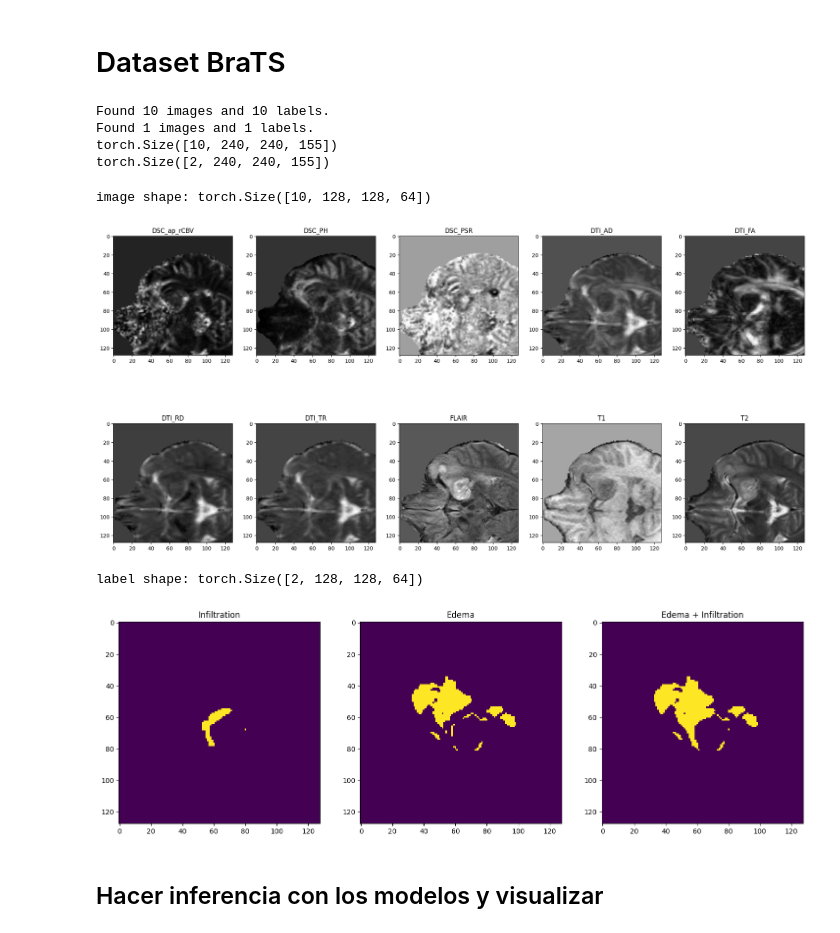
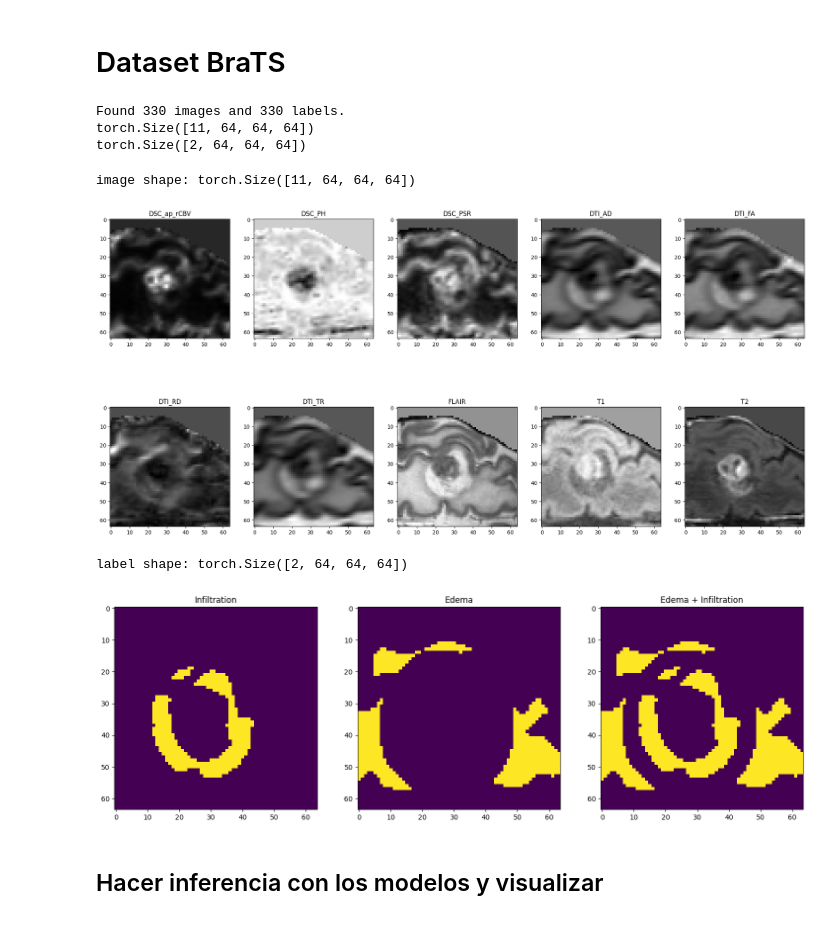
Before and after one commit to GBM-images-research/Swin_transformer_UPennGBM, a Jupyter notebook: ver_transformaciones.ipynb, the cells around one changed output. Saved outputs shown, nothing was run; the diff lists cells and outputs as text; code cells hidden in the pictures.

Commit message:
get data modification

```diff
--- a/ver_transformaciones.ipynb
+++ b/ver_transformaciones.ipynb
@@ -207,14 +207,14 @@ class masked(MapTransform):
           data_dict["image"] = data_dict["image"] * B
           return data_dict
 # %%
-roi = (128, 128, 64) # (220, 220, 155) (128, 128, 64)
-t_transform = transforms.Compose(
+roi = (64, 64, 64) # (220, 220, 155) (128, 128, 64)
+train_transform = transforms.Compose(
     [
         transforms.LoadImaged(keys=["image", "label"]),
-        #transforms.ConvertToMultiChannelBasedOnBratsClassesd(keys="label"),
-        #ConvertToMultiChannelBasedOnBratsClassesdCustom(keys="label"),
-        #masked(keys=["image", "label"]),
-        ConvertToMultiChannelBasedOnAnotatedInfiltration(keys="label"),
+        # transforms.ConvertToMultiChannelBasedOnBratsClassesd(keys="label"),
+        # masked(keys=["image", "label"]),
+        ConvertToMultiChannel_with_infiltration(keys="label"),
+        # ConvertToMultiChannelBasedOnAnotatedInfiltration(keys="label"),
         transforms.CropForegroundd(
             keys=["image", "label"],
             source_key="label",
@@ -229,24 +229,25 @@ t_transform = transforms.Compose(
         transforms.RandFlipd(keys=["image", "label"], prob=0.5, spatial_axis=1),
         transforms.RandFlipd(keys=["image", "label"], prob=0.5, spatial_axis=2),
         transforms.NormalizeIntensityd(keys="image", nonzero=True, channel_wise=True),
-        #transforms.RandScaleIntensityd(keys="image", factors=0.1, prob=1.0),
-        #transforms.RandShiftIntensityd(keys="image", offsets=0.1, prob=1.0),
+        # transforms.RandScaleIntensityd(keys="image", factors=0.1, prob=1.0),
+        # transforms.RandShiftIntensityd(keys="image", offsets=0.1, prob=1.0),
     ]
 )
-v_transform = transforms.Compose(
+val_transform = transforms.Compose(
     [
         transforms.LoadImaged(keys=["image", "label"]),
-        #ConvertToMultiChannelBasedOnBratsClassesdCustom(keys="label"),
-        #masked(keys=["image", "label"]),
-        ConvertToMultiChannelBasedOnAnotatedInfiltration(keys="label"),
+        # transforms.ConvertToMultiChannelBasedOnBratsClassesd(keys="label"),
+        # masked(keys=["image", "label"]),
+        ConvertToMultiChannel_with_infiltration(keys="label"),
+        # ConvertToMultiChannelBasedOnAnotatedInfiltration(keys="label"),
         transforms.NormalizeIntensityd(keys="image", nonzero=True, channel_wise=True),
     ]
 )
 # %%
-#dataset_path='./Dataset/Dataset_30_casos/'
-dataset_path='./Dataset/Dataset_10_1_casos'
+dataset_path='./Dataset/Dataset_331_30_casos/'
+#dataset_path='./Dataset/Dataset_10_1_casos'
 
-train_set=CustomDataset(dataset_path, section="train",transform=t_transform) # t_transform
+train_set=CustomDataset(dataset_path, section="train",transform=train_transform) # t_transform
 train_loader = DataLoader(train_set, batch_size=1, shuffle=False, num_workers=0)
 
 # im_t=train_set[35]
@@ -254,53 +255,52 @@ train_loader = DataLoader(train_set, batch_size=1, shuffle=False, num_workers=0)
 # print(im_t['label'].shape)
 
 
-val_set=CustomDataset(dataset_path, section="valid", transform=v_transform) # v_transform
-val_loader = DataLoader(val_set, batch_size=1, shuffle=False, num_workers=0)
+# val_set=CustomDataset(dataset_path, section="valid", transform=val_transform) # v_transform
+# val_loader = DataLoader(val_set, batch_size=1, shuffle=False, num_workers=0)
 
-im_v=val_set[0]
+im_v=train_set[321]
 print(im_v['image'].shape)
 print(im_v['label'].shape)
 # %% [output]
-Found 10 images and 10 labels.
-Found 1 images and 1 labels.
-torch.Size([10, 240, 240, 155])
-torch.Size([2, 240, 240, 155])
+Found 330 images and 330 labels.
+torch.Size([11, 64, 64, 64])
+torch.Size([2, 64, 64, 64])
 # %%
 # pick one image from DecathlonDataset to visualize and check the 4 channels
 # N_ROI -> hatsa 0.5cm alrededor del TC
 # F_ROI -> entre 1 y 4 cm alrededor del TC
-im_v=train_set[9]
+im_v=train_set[316]
 nombres=["DSC_ap_rCBV","DSC_PH", "DSC_PSR", "DTI_AD", "DTI_FA", "DTI_RD", "DTI_TR", "FLAIR", "T1", "T2",]
-val_data_example = train_set[6]
+val_data_example = train_set[316]
 sl=32 #70 32
 print(f"image shape: {val_data_example['image'].shape}")
 plt.figure("image", (24, 12))
 for i in range(10):
     plt.subplot(2, 5, i + 1)
     plt.title(nombres[i])
     plt.imshow(val_data_example["image"][i, :, :, sl].detach().cpu(), cmap="gray")
 plt.show()
 # also visualize the 3 channels label corresponding to this image
 print(f"label shape: {val_data_example['label'].shape}")
 plt.figure("label", (18, 6))
 # my_title=['N_ROI (0-5mm)', 'F_ROI (+10mm)', 'N_ROI + F_ROI']
 my_title=['Infiltration', 'Edema', 'Edema + Infiltration']
 for i in range(3):
     plt.subplot(1, 3, i + 1)
     plt.title(f"{my_title[i]}")
     if i<2:
         plt.imshow(val_data_example["label"][i, :, :, sl].detach().cpu())
     else:
         #plt.imshow(val_data_example["label"][i, :, :, sl].detach().cpu())
         im_show=torch.from_numpy(np.logical_or(val_data_example["label"][0, :, :, sl], val_data_example["label"][1, :, :, sl])) # torch.from_numpy
         plt.imshow((im_show).detach().cpu())
 
 plt.show()
 # %% [output]
-image shape: torch.Size([10, 128, 128, 64])
+image shape: torch.Size([11, 64, 64, 64])
-[figure, old version]
+[figure, new version]
-label shape: torch.Size([2, 128, 128, 64])
+label shape: torch.Size([2, 64, 64, 64])
-[figure, old version]
+[figure, new version]
 # %% [markdown]
 ## Hacer inferencia con los modelos y visualizar
 # %%
```
Also changed, not shown: parts of 3 cells of this notebook, 3 other files.
